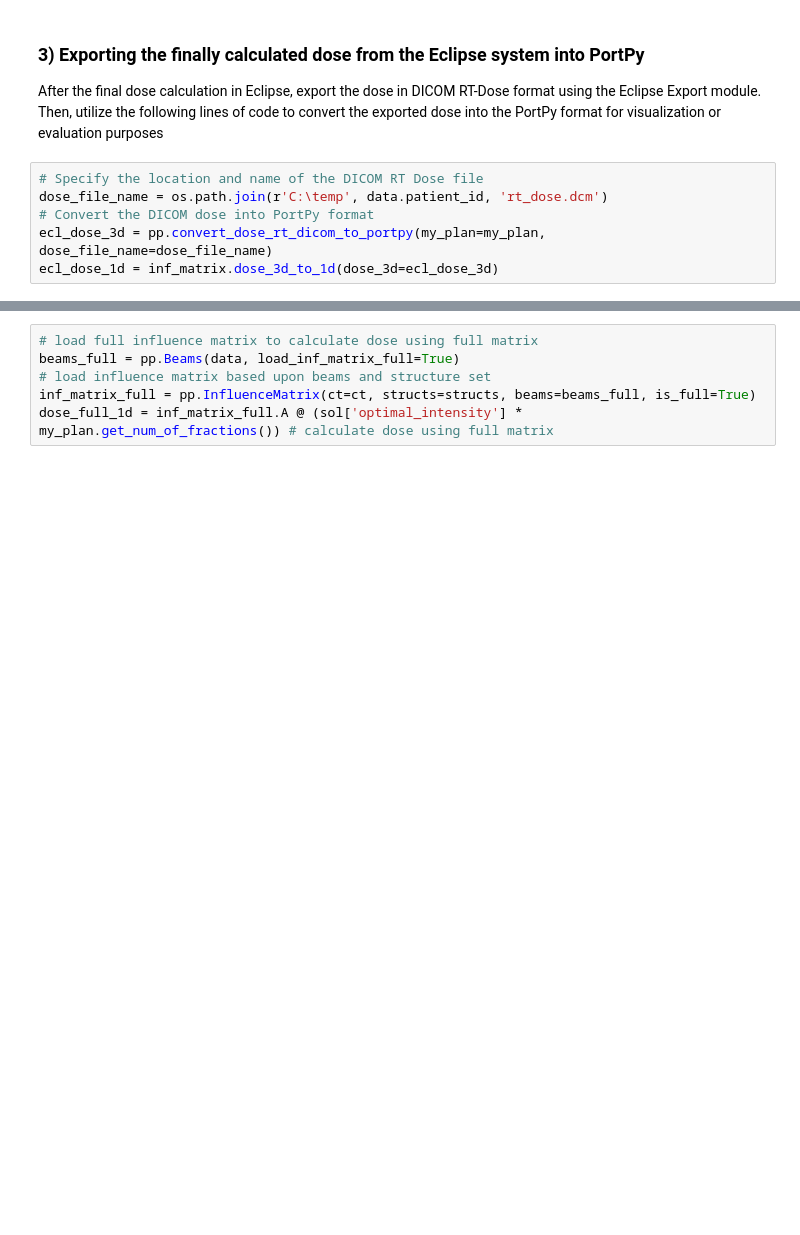
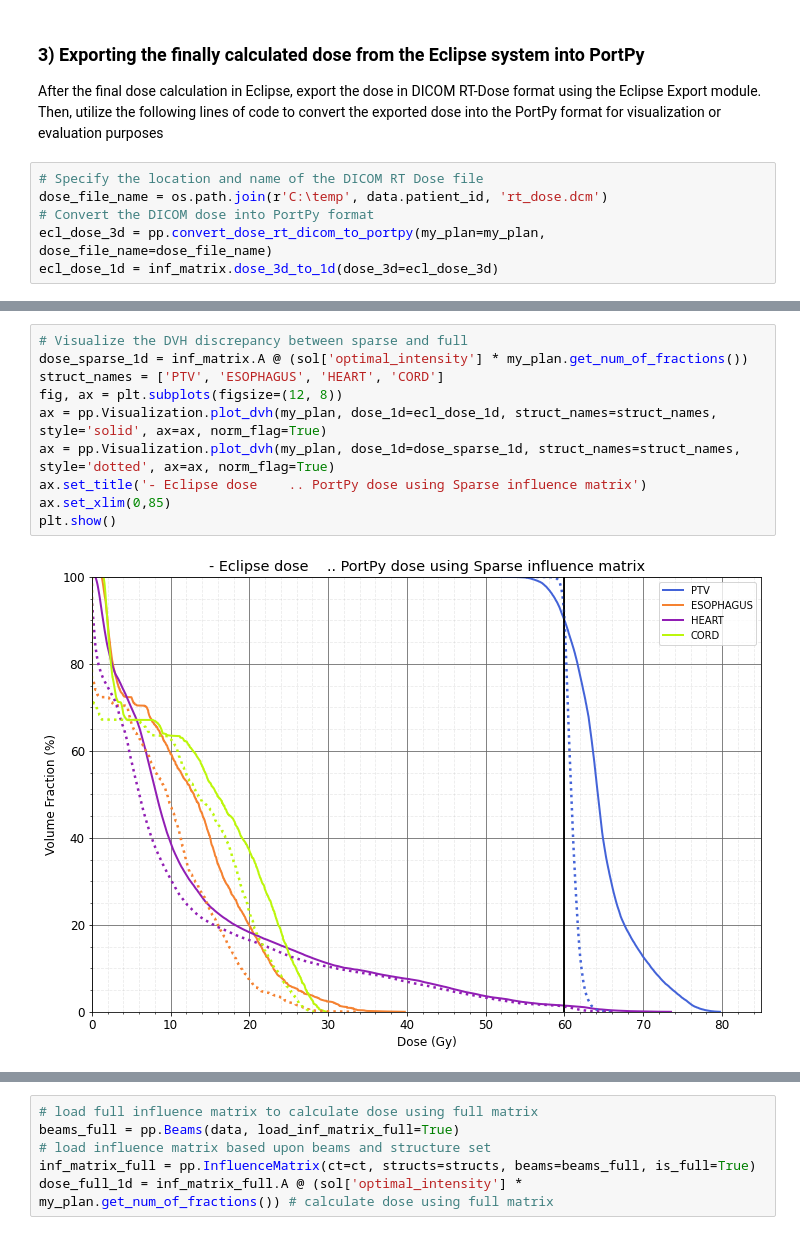
Before and after one commit to PortPy-Project/PortPy, a Jupyter notebook: examples/eclipse_integration.ipynb, the cells around one changed output, grey strips where cells are left out. Drawn from its saved outputs; the diff is of its cells as text; blank space fills up the shorter version.

```diff
--- a/examples/eclipse_integration.ipynb
+++ b/examples/eclipse_integration.ipynb
@@ -134,2 +133,14 @@ This process may need to be repeated for several iterations or until $\delta$ is
+# %%
+# Visualize the DVH discrepancy between sparse and full
+dose_sparse_1d = inf_matrix.A @ (sol['optimal_intensity'] * my_plan.get_num_of_fractions())
+struct_names = ['PTV', 'ESOPHAGUS', 'HEART', 'CORD']
+fig, ax = plt.subplots(figsize=(12, 8))
+ax = pp.Visualization.plot_dvh(my_plan, dose_1d=ecl_dose_1d, struct_names=struct_names, style='solid', ax=ax, norm_flag=True)
+ax = pp.Visualization.plot_dvh(my_plan, dose_1d=dose_sparse_1d, struct_names=struct_names, style='dotted', ax=ax, norm_flag=True)
+ax.set_title('- Eclipse dose    .. PortPy dose using Sparse influence matrix')
+ax.set_xlim(0,85)
+plt.show()
+# %% [output]
+[figure, added]
 # %% [markdown]
 #### Small Dose Discrepancy: Observed when using the full dense influence matrix
```
Also changed, not shown: parts of 12 cells of this notebook, 8 other files.
